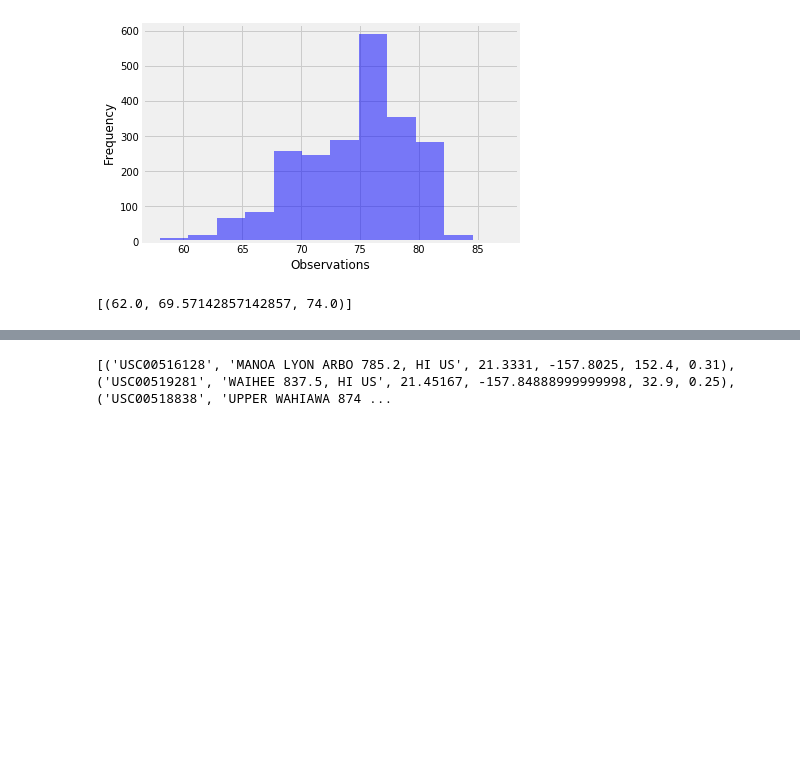
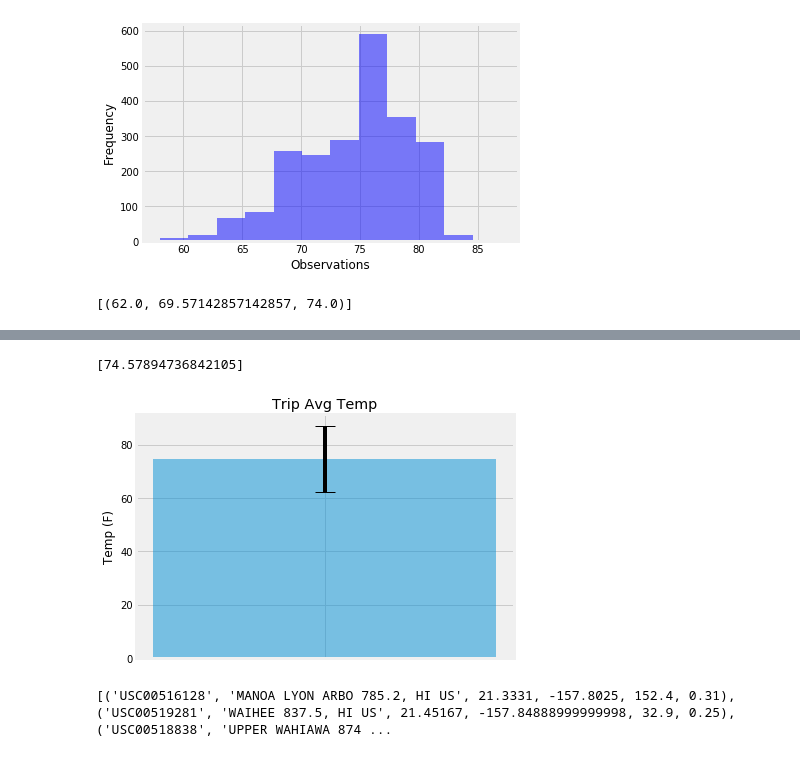
Before and after one commit to giantmagellan/sqlalchelmy-challenge, a Jupyter notebook: climate_starter.ipynb, the cells around one changed output, grey strips where cells are left out. Saved outputs shown, nothing was run; the diff lists cells and outputs as text; code cells hidden in the pictures; blank space fills up the shorter version.

```diff
--- a/climate_starter.ipynb
+++ b/climate_starter.ipynb
@@ -256,5 +256,8 @@ print(calc_temps('2012-02-28', '2012-03-05'))
 [(62.0, 69.57142857142857, 74.0)]
 # %%
 # Use your previous function `calc_temps` to calculate the tmin, tavg, and tmax
-# for your trip using the previous year's data for those same dates.
+    # for your trip using the previous year's data for those same dates.
+stats = calc_temps('2016-08-24', '2017-08-23')
+past_stats = [stat for s in stats for stat in s]
+print(past_stats)
 # %% [output]
@@ -270,3 +265,33 @@ print(calc_temps('2012-02-28', '2012-03-05'))
+# %%
+# Past year's average temperature
+past_avg = [past_stats[1]]
+print(past_avg)
+# %% [output]
+[74.57894736842105]
+# %%
+# Lists for the plot
+pos_x = np.arange(len(past_avg))
+avg_y = past_avg
+error = past_stats[2] - past_stats[1]
+ticks = ['']
+
+# Plot the results from your previous query as a bar chart.
+fig, ax = plt.subplots()
+ax.bar(pos_x, avg_y, yerr=error, align='center', alpha=0.5, ecolor='black', capsize=10)
+ax.set_xticks(pos_x)
+ax.set_xticklabels(ticks)
+
+# Labels
+ax.set_title('Trip Avg Temp')
+ax.set_ylabel('Temp (F)')
+ax.yaxis.grid(True)
+
+# save fig
+plt.tight_layout()
+plt.savefig("c:/Users/User/Desktop/DataViz/past_yr_avg_temp.png")
+plt.show()
+# %% [output]
+[figure, added]
 # %%
 # Calculate the total amount of rainfall per weather station for your trip dates using the previous year's matching dates.
 # Sort this in descending order by precipitation amount and list the station, name, latitude, longitude, and elevation
```
Also changed, not shown: parts of 2 cells of this notebook, 2 other files.
